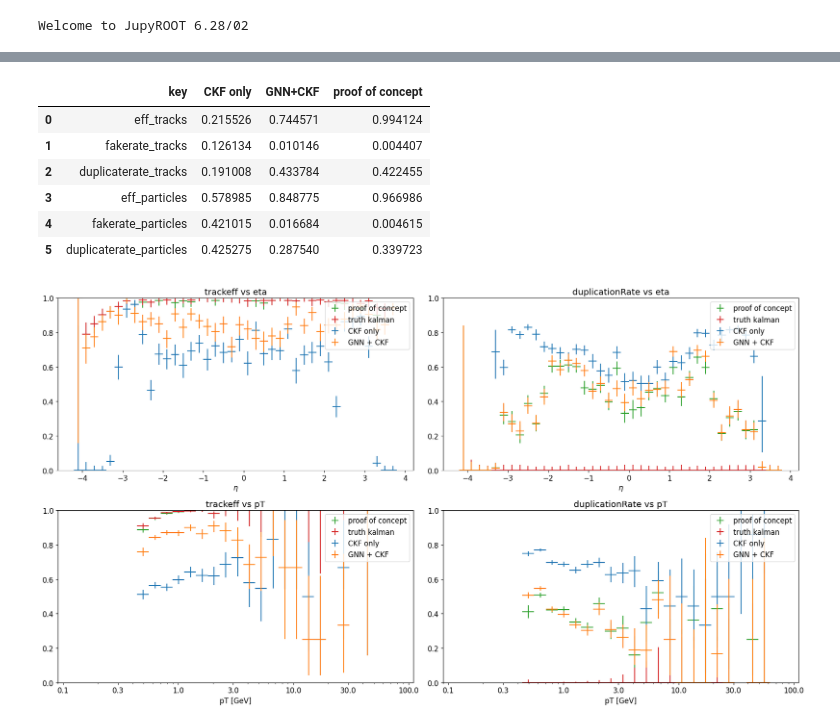
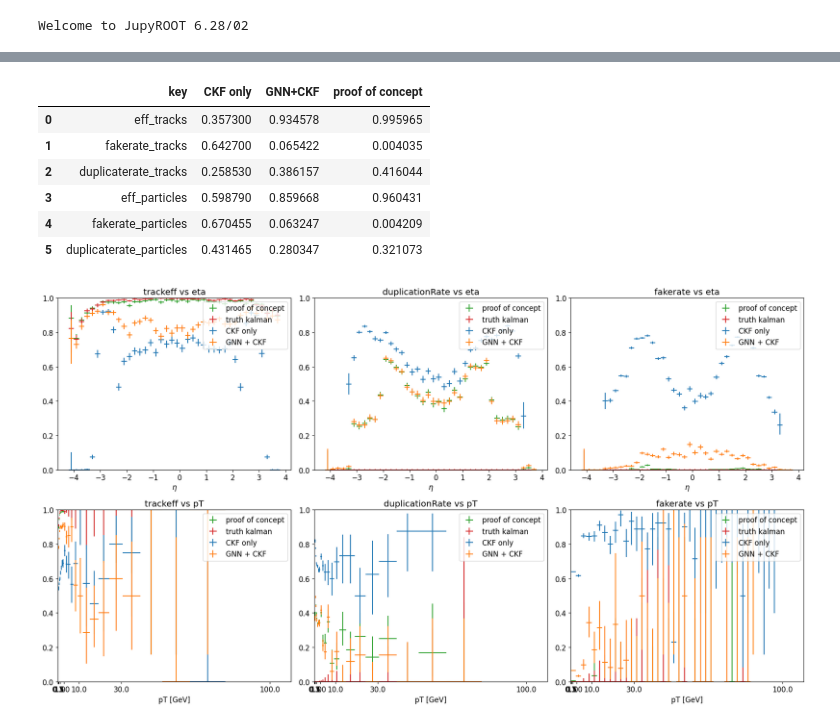
Before and after one commit to benjaminhuth/acts-ckf-gnn-combination, a Jupyter notebook: notebooks/plot_performance_metrics.ipynb, the cells around one changed output, grey strips where cells are left out. Cells and saved outputs as stored; diff of their text form; code cells hidden in the pictures.

```diff
--- a/notebooks/plot_performance_metrics.ipynb
+++ b/notebooks/plot_performance_metrics.ipynb
@@ -49,7 +49,7 @@ def open_with_time(path):
     print("open '{}' (modified {}".format(path, time.ctime(os.path.getmtime(path))))
     return ROOT.TFile.Open(str(path))
 # %%
-path = Path("../output_gnn_ckf_no_threshold")
+path = Path("../output/gnn_ckf_no_threshold/")
 # %%
 performance_ckf = open_with_time(path / "performance_standard_ckf.root")
 performance_gnn_ckf = open_with_time(path / "performance_gnn_plus_ckf.root")
@@ -88,34 +88,34 @@ df = show_performance_in_df(performance_proof_of_concept, "proof of concept", df
 df
 # %% [output]
 |  | key | CKF only | GNN+CKF | proof of concept |
-| 0 | eff_tracks | 0.215526 | 0.744571 | 0.994124 |
-| 1 | fakerate_tracks | 0.126134 | 0.010146 | 0.004407 |
-| 2 | duplicaterate_tracks | 0.191008 | 0.433784 | 0.422455 |
-| 3 | eff_particles | 0.578985 | 0.848775 | 0.966986 |
-| 4 | fakerate_particles | 0.421015 | 0.016684 | 0.004615 |
-| 5 | duplicaterate_particles | 0.425275 | 0.287540 | 0.339723 |
+| 0 | eff_tracks | 0.357300 | 0.934578 | 0.995965 |
+| 1 | fakerate_tracks | 0.642700 | 0.065422 | 0.004035 |
+| 2 | duplicaterate_tracks | 0.258530 | 0.386157 | 0.416044 |
+| 3 | eff_particles | 0.598790 | 0.859668 | 0.960431 |
+| 4 | fakerate_particles | 0.670455 | 0.063247 | 0.004209 |
+| 5 | duplicaterate_particles | 0.431465 | 0.280347 | 0.321073 |
 # %%
-fig, axes = plt.subplots(2,2,figsize=(18,10))
+fig, axes = plt.subplots(2,3,figsize=(18,10))
 
-for ax, key in zip(axes.flatten(), ['trackeff_vs_eta', 'duplicationRate_vs_eta', 'trackeff_vs_pT', 'duplicationRate_vs_pT']):
+for ax, key in zip(axes.flatten(), ['trackeff_vs_eta', 'duplicationRate_vs_eta', "fakerate_vs_eta", 'trackeff_vs_pT', 'duplicationRate_vs_pT', "fakerate_vs_pT"]):
     plotTEfficency(performance_proof_of_concept.Get(key), ax, fmt="none", color="tab:green", label="proof of concept")
     plotTEfficency(performance_truth_kalman.Get(key), ax, fmt="none", color="tab:red", label="truth kalman")
     plotTEfficency(performance_ckf.Get(key), ax, fmt="none", color="tab:blue", label="CKF only")
     plotTEfficency(performance_gnn_ckf.Get(key), ax, fmt="none", color="tab:orange", label="GNN + CKF")
 
-    if "pT" in key:
+    if "_pT" in key:
         ax.set_xscale('log')
         ax.set_xlim(0.9e-1, 1.1e2)
-        ax.set_xticks([0.1, 0.3, 1.0, 3.0, 10.0, 30.0, 100.0])
+        ax.set_xticks([0.1, 0.3, 0.5, 1.0, 3.0, 10.0, 30.0, 100.0])
         ax.get_xaxis().set_major_formatter(matplotlib.ticker.ScalarFormatter())
         ax.set_xlabel("pT [GeV]")
-    elif "eta" in key:
+    elif "_eta" in key:
         ax.set_xlabel("$\eta$")
 
     ax.set_title(key.replace('_', ' '))
     ax.set_ylim(0,1)
     ax.legend()
 
 fig.tight_layout()
 # %% [output]
-[figure, old version]
+[figure, new version]
```
Also changed, not shown: parts of 1 cell of this notebook, 5 other files.
